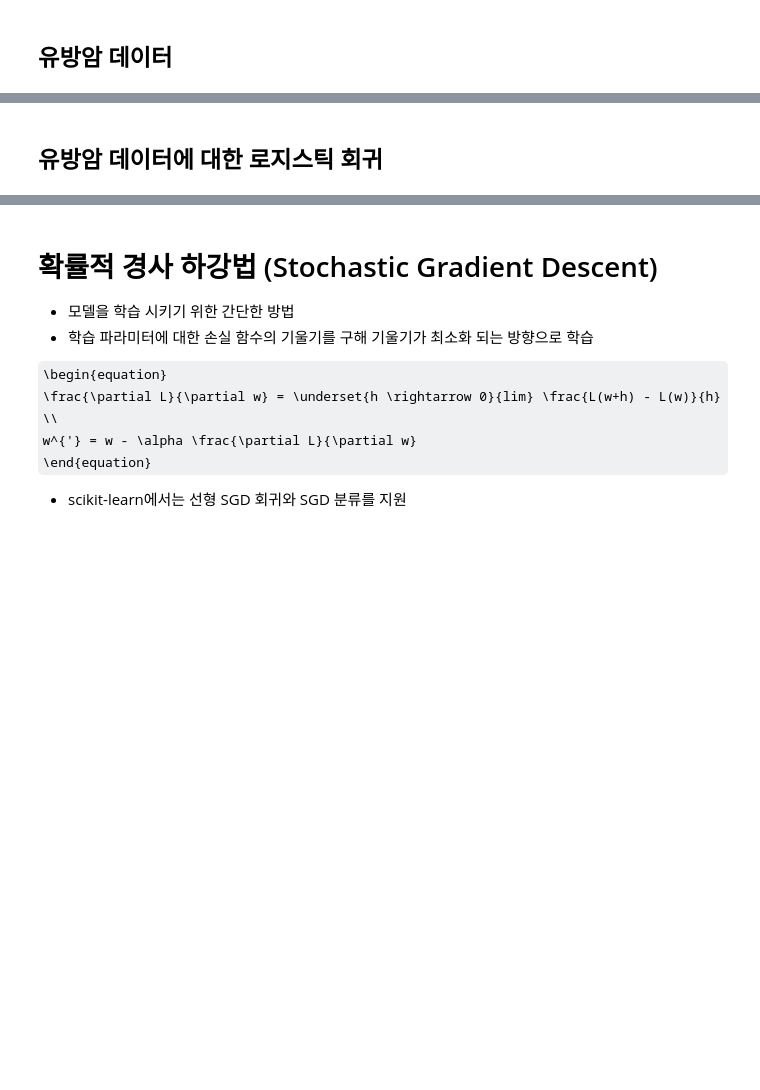
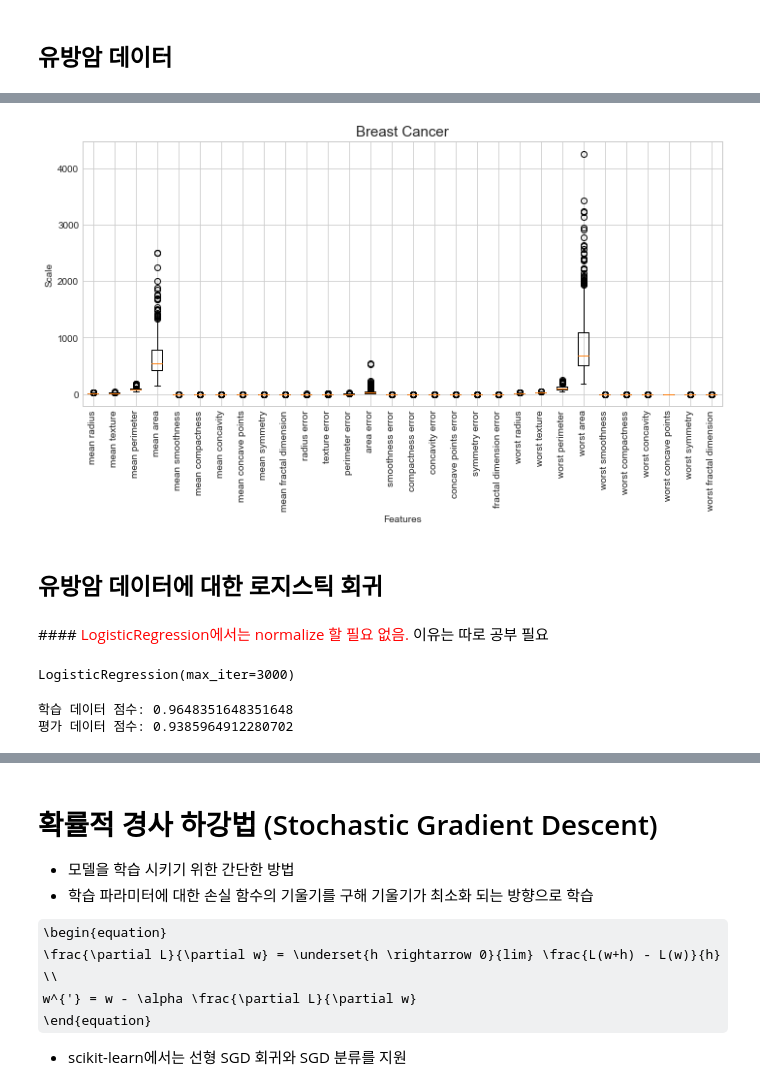
Before and after one commit to fasthill/scikit-learn-study, a Jupyter notebook: 3. Logistic_Regression.ipynb, the cells around one changed output, grey strips where cells are left out. Saved outputs shown, nothing was run; the diff lists cells and outputs as text; code cells hidden in the pictures; some formulas as TeX source; blank space fills up the shorter version.

```diff
--- a/3. Logistic_Regression.ipynb
+++ b/3. Logistic_Regression.ipynb
@@ -343,0 +346,4 @@ LogisticRegression(C=2.4)
+# %%
+cancer = load_breast_cancer()
+print(cancer.keys())
+print(cancer.DESCR)
@@ -344,2 +413,12 @@ LogisticRegression(C=2.4)
+# %%
+fig = plt.figure(figsize=(10,6))
+plt.title('Breast Cancer', fontsize=15)
+plt.boxplot(cancer.data)
+plt.xticks(np.arange(30)+1, cancer.feature_names, rotation=90)
+plt.xlabel('Features')
+plt.ylabel('Scale')
+plt.tight_layout()
+# %% [output]
+[figure, added]
 # %% [markdown]
 ## 유방암 데이터에 대한 로지스틱 회귀
@@ -345,0 +430,15 @@ LogisticRegression(C=2.4)
+# %% [markdown]
+####<span style='color:red'> LogisticRegression에서는 normalize 할 필요 없음.</span>
+이유는 따로 공부 필요
+# %%
+model = None
+model = LogisticRegression(max_iter=3000)
+model.fit(X_train, y_train)
+# %% [output]
+LogisticRegression(max_iter=3000)
+# %%
+print("학습 데이터 점수: {}".format(model.score(X_train, y_train)))
+print("평가 데이터 점수: {}".format(model.score(X_test, y_test)))
+# %% [output]
+학습 데이터 점수: 0.9648351648351648
+평가 데이터 점수: 0.9385964912280702
```
Also changed, not shown: parts of 23 cells of this notebook.
